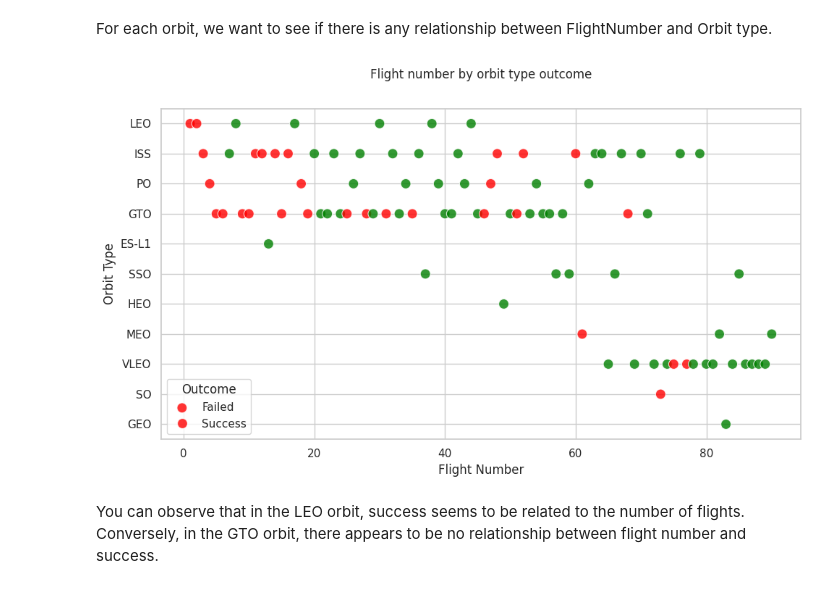
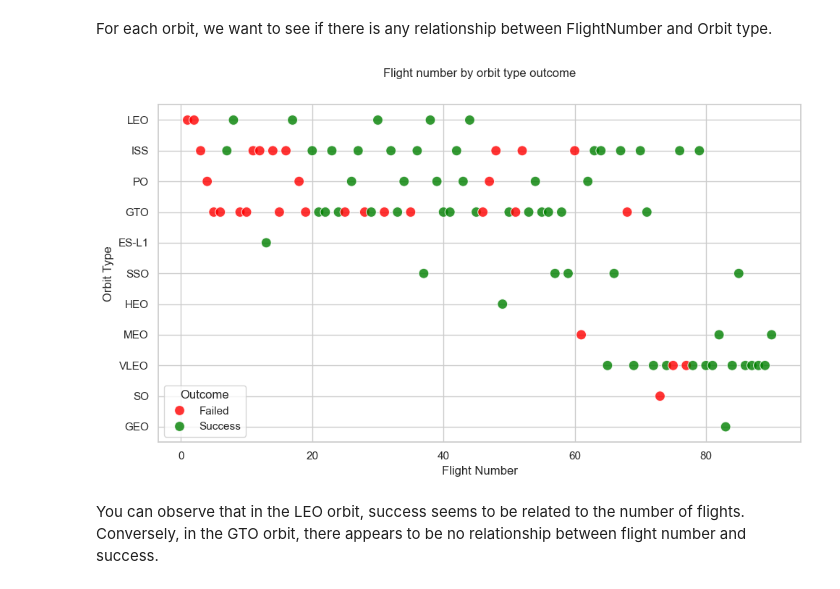
Before and after one commit to m97Pod/ds-capstone, a Jupyter notebook: 5 - edadataviz.ipynb, the cells around one changed output. Saved outputs shown, nothing was run; the diff lists cells and outputs as text; code cells hidden in the pictures.

```diff
--- a/5 - edadataviz.ipynb
+++ b/5 - edadataviz.ipynb
@@ -79,0 +63,4 @@ df.head(5)
+# %%
+URL = "https://cf-courses-data.s3.us.cloud-object-storage.appdomain.cloud/IBM-DS0321EN-SkillsNetwork/datasets/dataset_part_2.csv"
+df=pd.read_csv(URL)
+df.head(5)
@@ -154,37 +152,35 @@ For each orbit, we want to see if there is any relationship between FlightNumber
 # %%
 # Plot a scatter point chart with x axis to be FlightNumber and y axis to be the Orbit, and hue to be the class value
 import matplotlib.pyplot as plt
 import seaborn as sns
 
+
+df['Outcome'] = df['Class'].map({0: 'Failed', 1: 'Success'})
 # Impostazioni di stile
+plt.figure(figsize=(10,6))
 sns.set(style="whitegrid")
 
-# Crea la figura
-plt.figure(figsize=(10, 6))
-
-# Scatterplot: l'asse x è FlightNumber, l'asse y è Orbit, il colore è Class (0=failure,1=success)
 sns.scatterplot(
     data=df,
     x='FlightNumber',
     y='Orbit',
-    hue='Class',
-    palette={0: 'red', 1: 'green'},
+    hue='Outcome',
+    palette={'Failed': 'red','Success': 'green'},
     s=100,
     alpha=0.8
 )
 
-# Etichette e titolo
 plt.title('Flight number by orbit type outcome\n', pad=15)
 plt.xlabel('Flight Number')
 plt.ylabel('Orbit Type')
+plt.legend(title='Outcome', loc='lower left')
 
-# Personalizziamo la legenda
-plt.legend(title='Outcome', labels=['Failed', 'Success'], loc='lower left')
+plt.savefig("FlNumBYOrbitType.png")
 
 plt.tight_layout()
 plt.show()
 # %% [output]
-[figure, old version]
+[figure, new version]
 # %% [markdown]
 You can observe that in the LEO orbit, success seems to be related to the number of flights. Conversely, in the GTO orbit, there appears to be no relationship between flight number and success.
 # %% [markdown]
```
Also changed, not shown: parts of 9 cells of this notebook.
